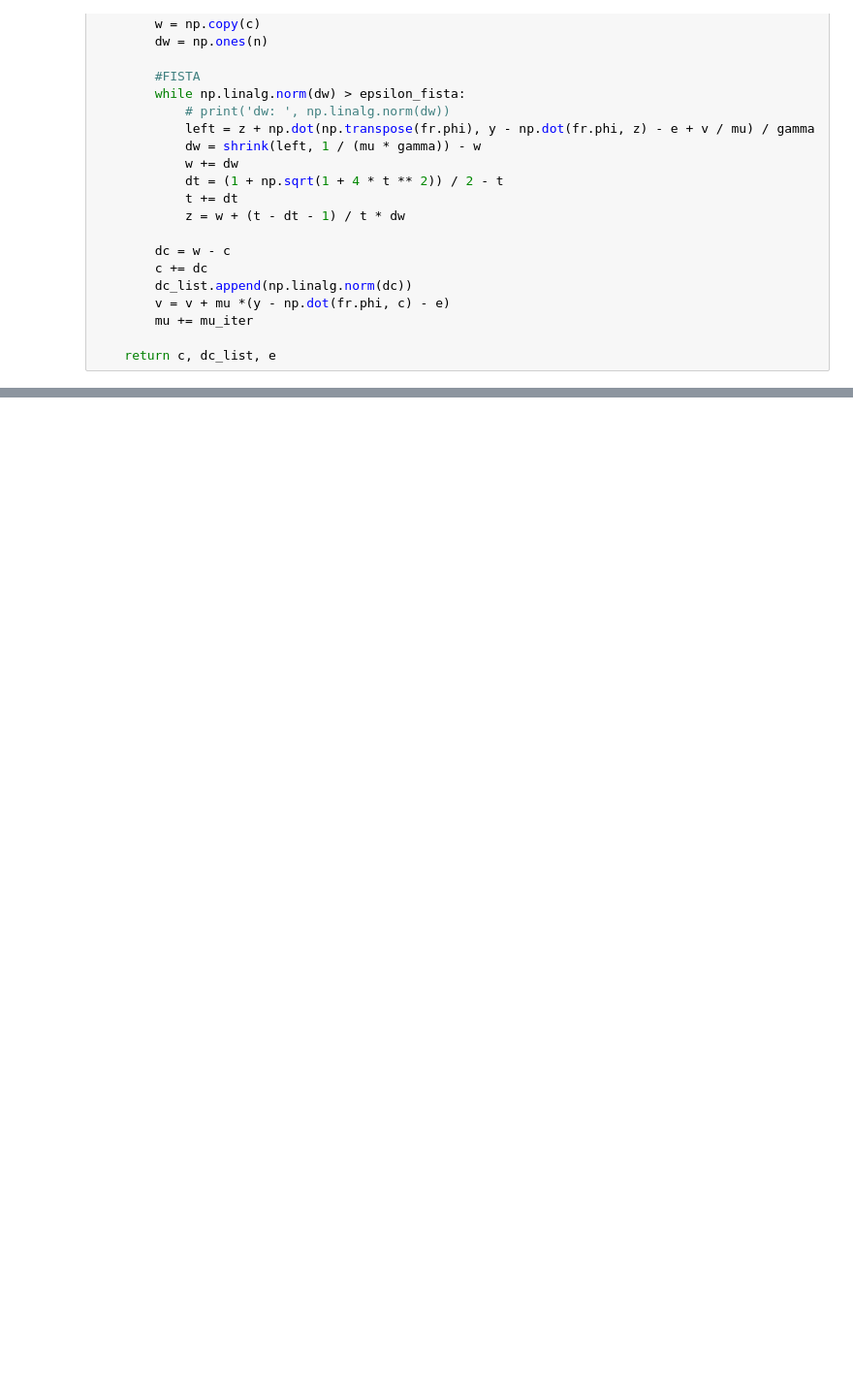
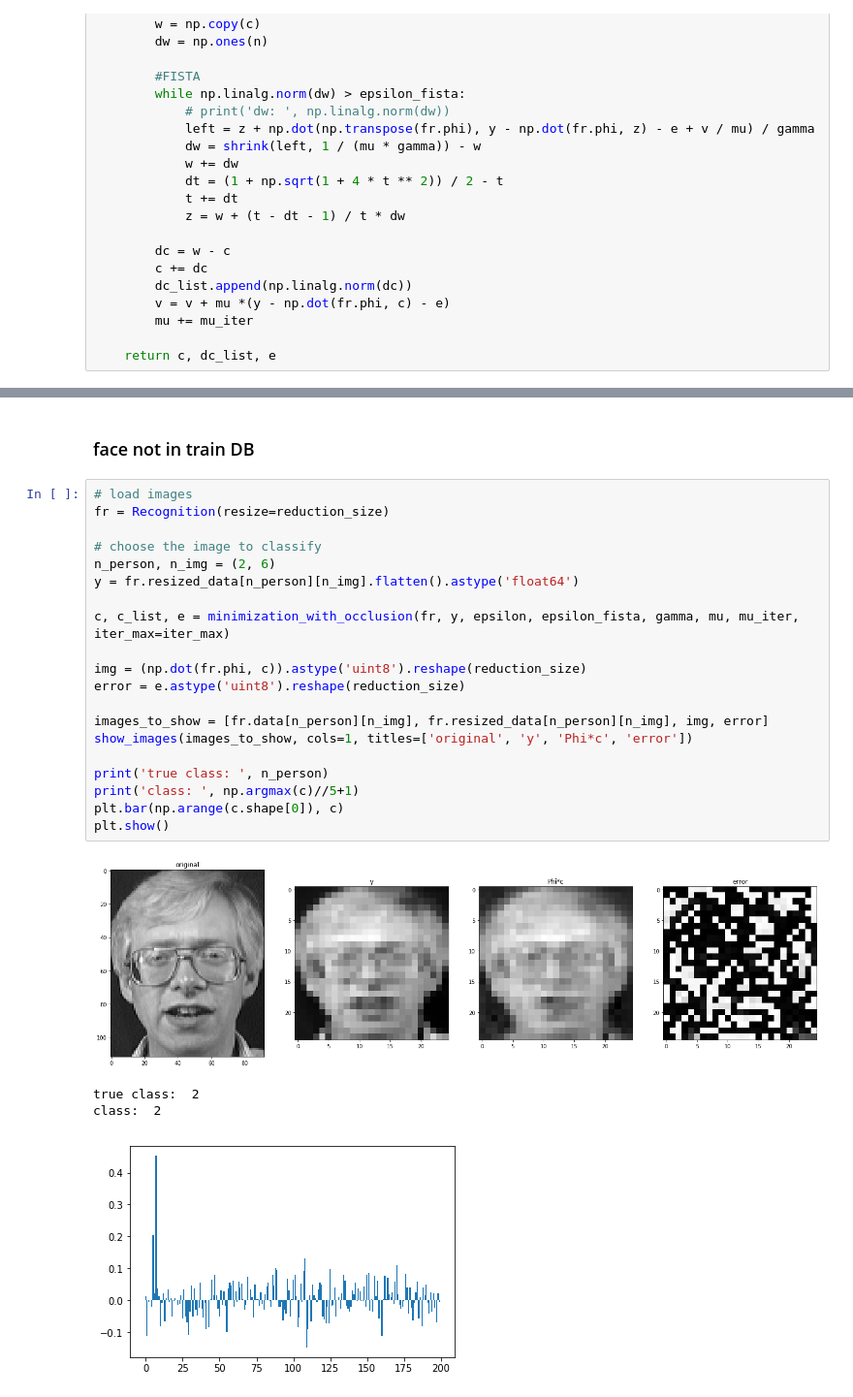
Before and after one commit to NicolasLoiseau/FaceRecognition, a Jupyter notebook: face recogniction.ipynb, the cells around one changed output, grey strips where cells are left out. Shown at 97% size. Saved outputs shown, nothing was run; the diff lists cells and outputs as text; blank space fills up the shorter version.

```diff
--- a/face recogniction.ipynb
+++ b/face recogniction.ipynb
@@ -602,0 +532,27 @@ plt.show()
+# %% [markdown]
+### face not in train DB
+# %%
+# load images
+fr = Recognition(resize=reduction_size)
+
+# choose the image to classify
+n_person, n_img = (2, 6)
+y = fr.resized_data[n_person][n_img].flatten().astype('float64')
+
+c, c_list, e = minimization_with_occlusion(fr, y, epsilon, epsilon_fista, gamma, mu, mu_iter, iter_max=iter_max)
+
+img = (np.dot(fr.phi, c)).astype('uint8').reshape(reduction_size)
+error = e.astype('uint8').reshape(reduction_size)
+
+images_to_show = [fr.data[n_person][n_img], fr.resized_data[n_person][n_img], img, error]
+show_images(images_to_show, cols=1, titles=['original', 'y', 'Phi*c', 'error'])
+
+print('true class: ', n_person)
+print('class: ', np.argmax(c)//5+1)
+plt.bar(np.arange(c.shape[0]), c)
+plt.show()
+# %% [output]
+[figure, added]
+true class:  2
+class:  2
+[figure, added]
```
Also changed, not shown: parts of 18 cells of this notebook.
